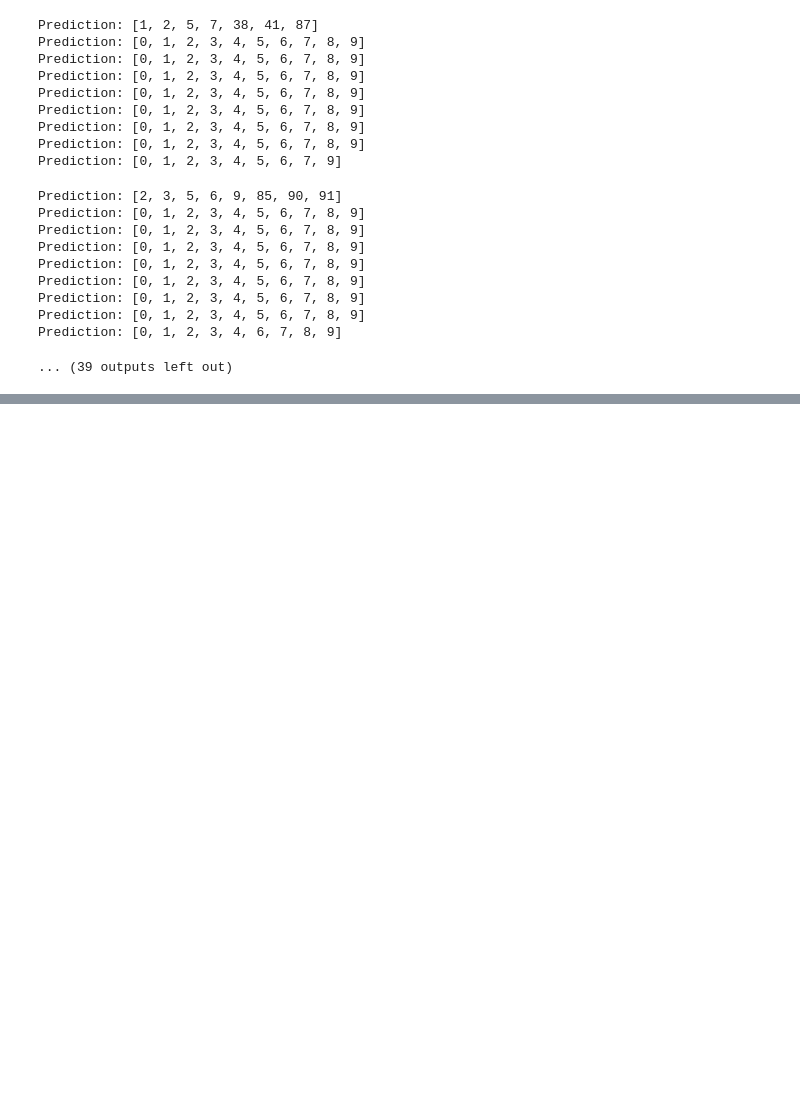
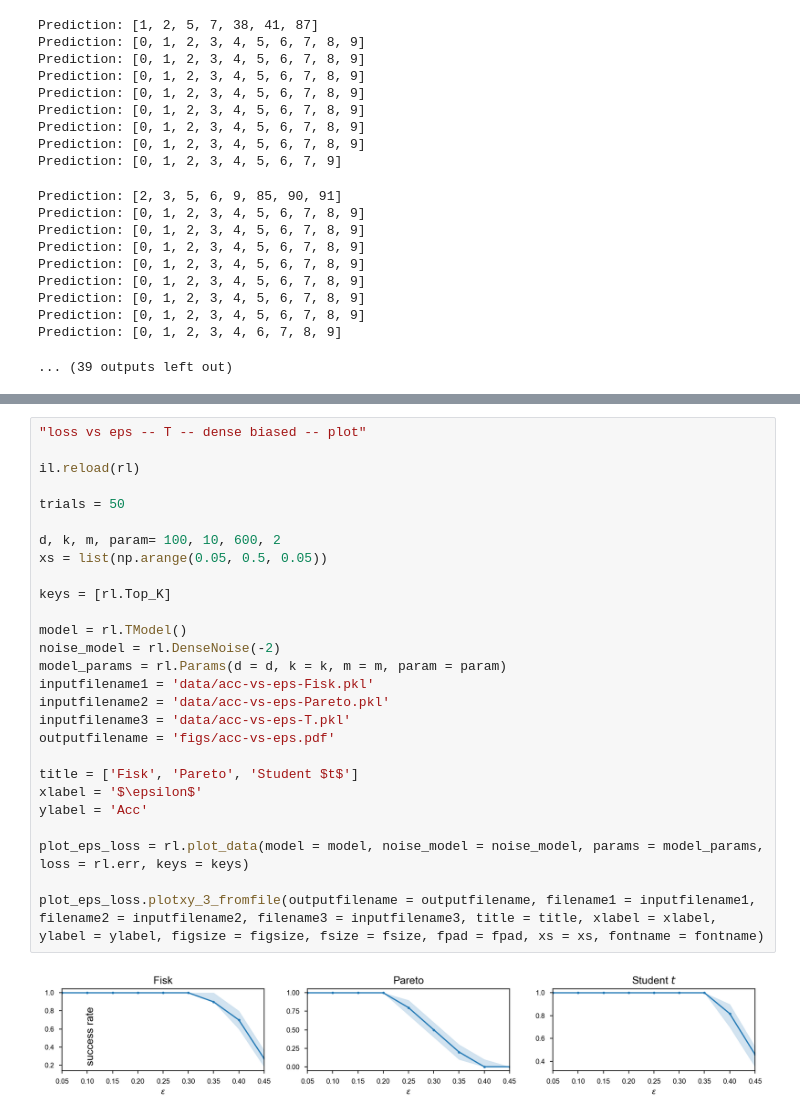
Before and after one commit to ying-hui-he/Robust_mean_estimation, a Jupyter notebook: acc.ipynb, the cells around one changed output, grey strips where cells are left out. Saved outputs shown, nothing was run; the diff lists cells and outputs as text; blank space fills up the shorter version.

```diff
--- a/acc.ipynb
+++ b/acc.ipynb
@@ -420,3 +420,32 @@ plot_eps_loss.plotxy_fromfile(outputfilename = outputfilename, filename = inputf
 # %% [output]
 [figure]
 [interactive output not drawn]
+# %%
+"loss vs eps -- T -- dense biased -- plot"
+
+il.reload(rl)
+
+trials = 50
+
+d, k, m, param= 100, 10, 600, 2
+xs = list(np.arange(0.05, 0.5, 0.05))
+
+keys = [rl.Top_K]
+
+model = rl.TModel()
+noise_model = rl.DenseNoise(-2)
+model_params = rl.Params(d = d, k = k, m = m, param = param)
+inputfilename1 = 'data/acc-vs-eps-Fisk.pkl'
+inputfilename2 = 'data/acc-vs-eps-Pareto.pkl'
+inputfilename3 = 'data/acc-vs-eps-T.pkl'
+outputfilename = 'figs/acc-vs-eps.pdf'
+
+title = ['Fisk', 'Pareto', 'Student $t$']
+xlabel = '$\epsilon$'
+ylabel = 'Acc'
+
+plot_eps_loss = rl.plot_data(model = model, noise_model = noise_model, params = model_params, loss = rl.err, keys = keys)
+
+plot_eps_loss.plotxy_3_fromfile(outputfilename = outputfilename, filename1 = inputfilename1, filename2 = inputfilename2, filename3 = inputfilename3, title = title, xlabel = xlabel, ylabel = ylabel, figsize = figsize, fsize = fsize, fpad = fpad, xs = xs, fontname = fontname)
+# %% [output]
+[figure, added]
```
Also changed, not shown: parts of 3 cells of this notebook, 8 other files.
